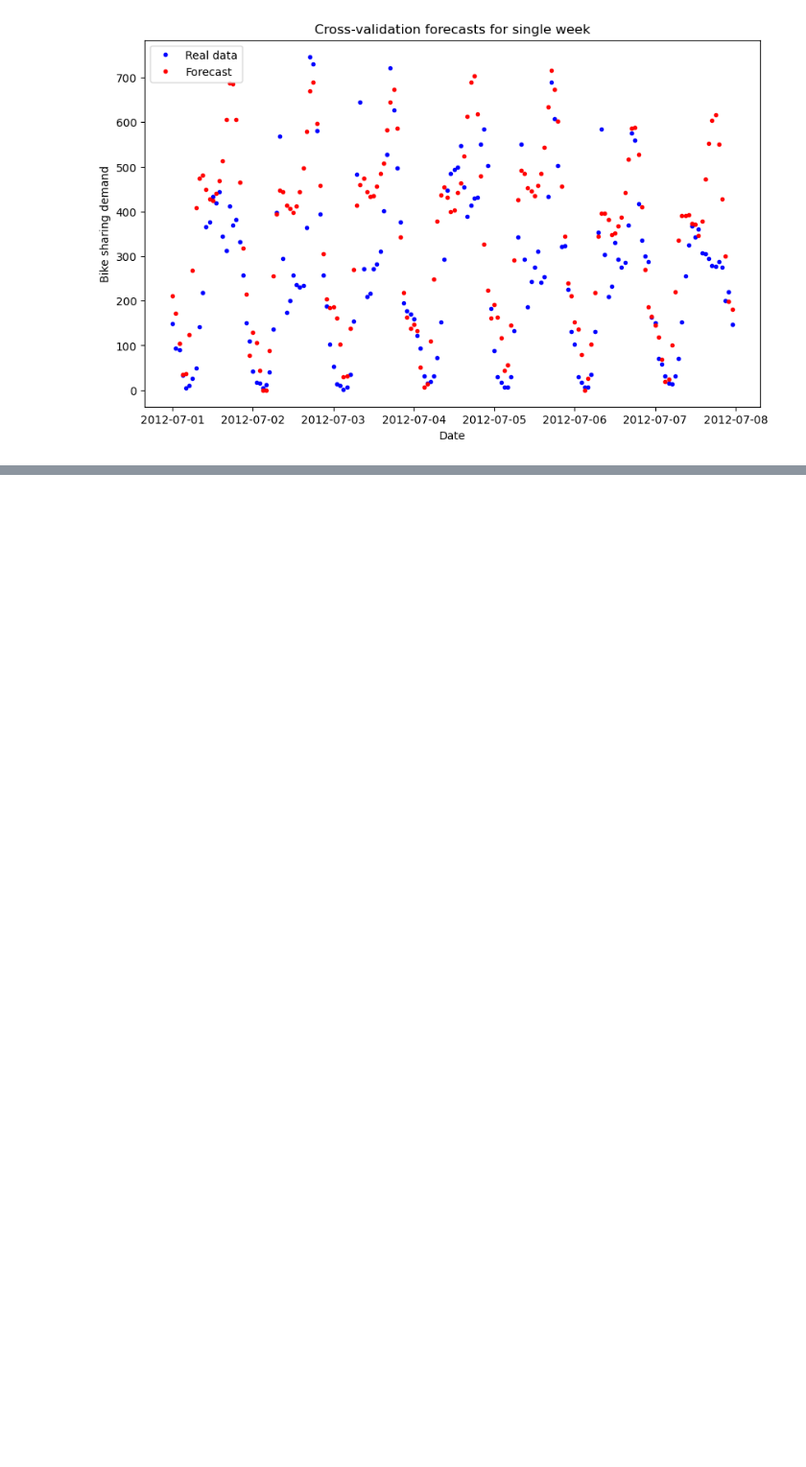
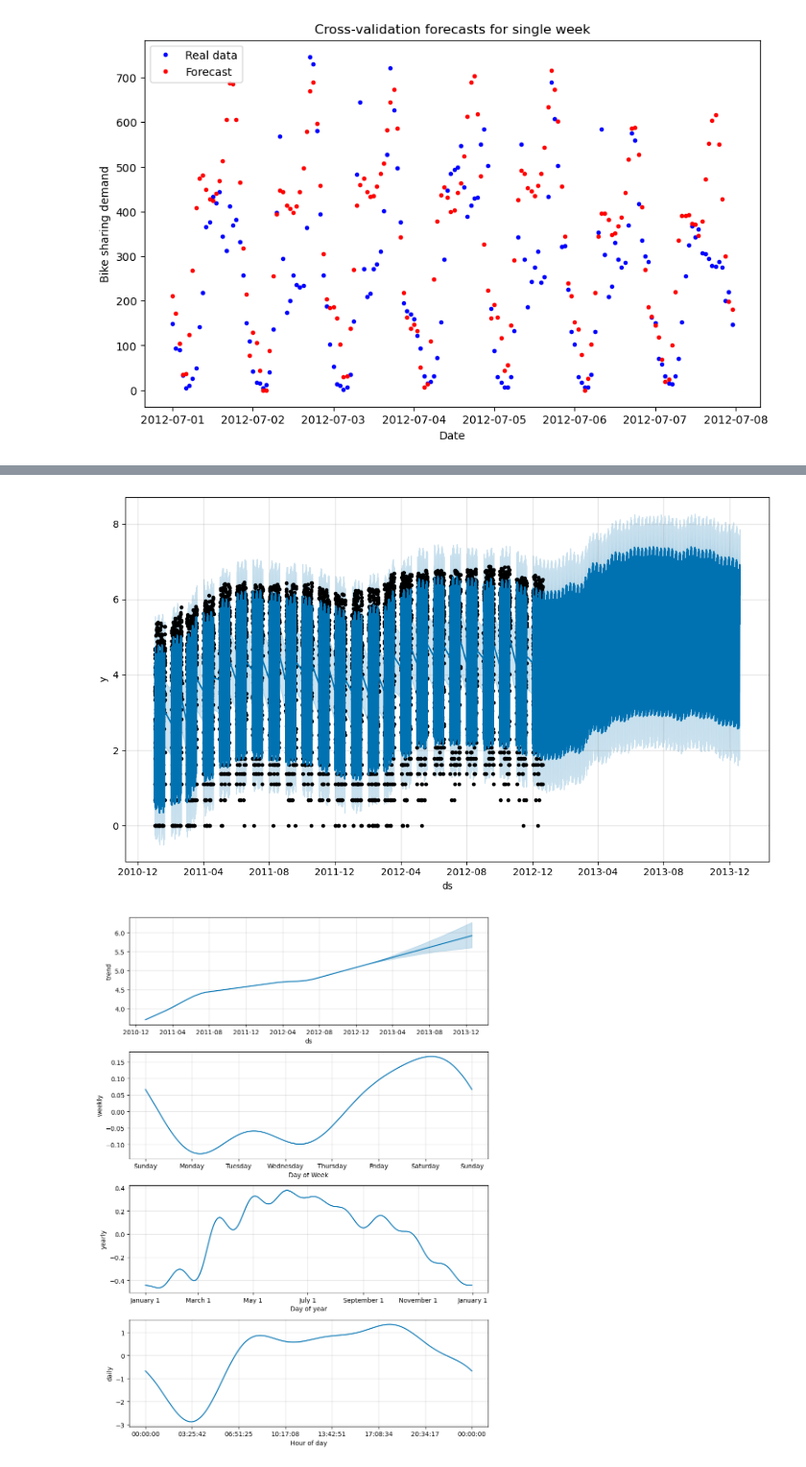
Before and after one commit to jansowa/prophet-examples, a Jupyter notebook: article.ipynb, the cells around one changed output, grey strips where cells are left out. Shown at 96% size. Saved outputs shown, nothing was run; the diff lists cells and outputs as text; code cells hidden in the pictures; blank space fills up the shorter version.

Commit message:
Add to article bike sharing demand with log of target

```diff
--- a/article.ipynb
+++ b/article.ipynb
@@ -467,0 +470,7 @@ plt.show()
+# %%
+from common import *
+
+df = pd.read_csv('bike_demand.csv')
+df.rename(columns={"datetime":"ds", "count":"real_y"}, inplace=True)
+df["y"] = np.log(df["real_y"])
+df.head()
@@ -467,0 +484,9 @@ plt.show()
+# %%
+m = Prophet()
+m.add_seasonality(name='yearly', period=365, fourier_order=10)
+m.fit(df)
+future = m.make_future_dataframe(periods=24*365, freq='H')
+forecast = m.predict(future)
+fig1 = m.plot(forecast)
+fig2 = m.plot_components(forecast)
+# %% [output]
@@ -467,0 +495,2 @@ plt.show()
+[figure, added]
+[figure, added]
```
Also changed, not shown: parts of 14 cells of this notebook.
